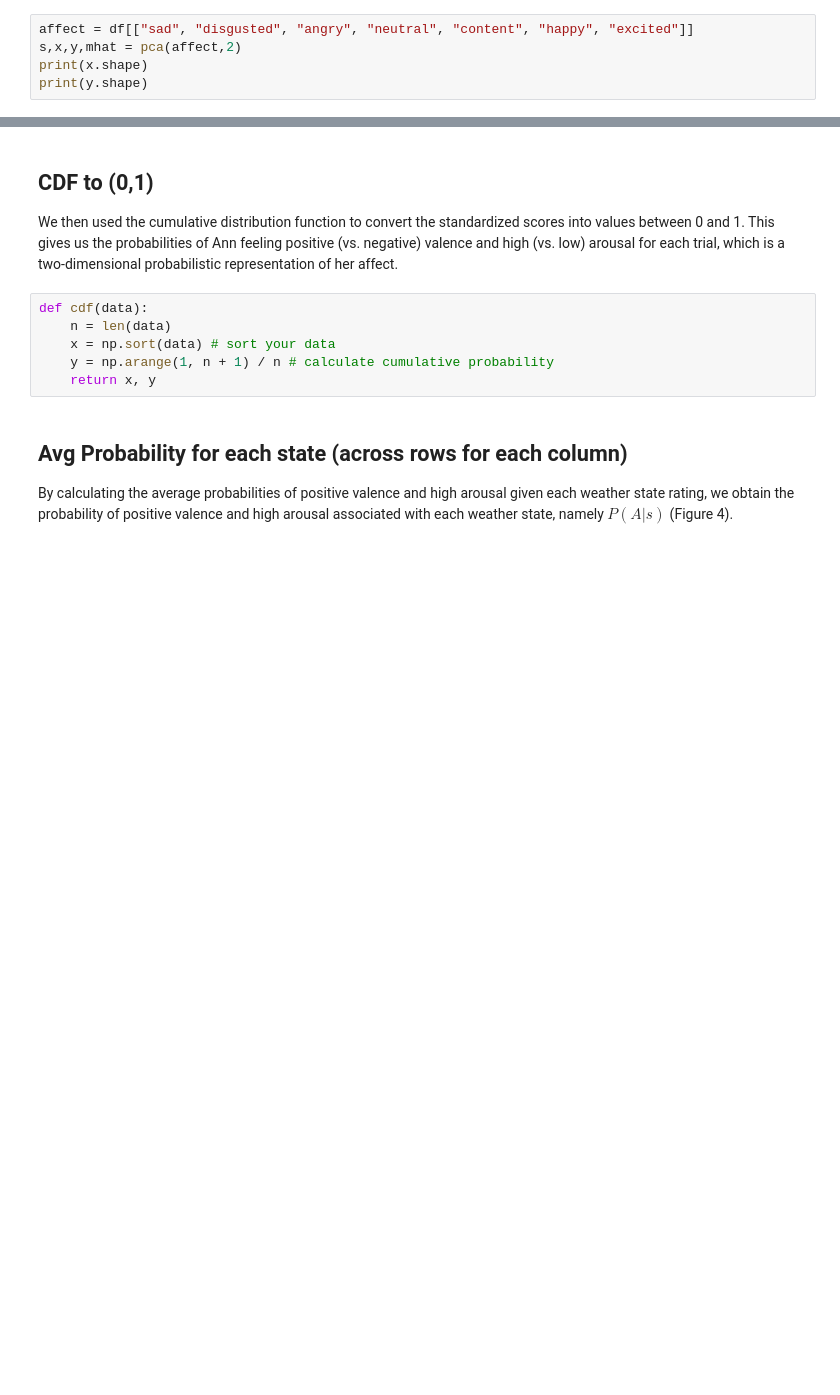
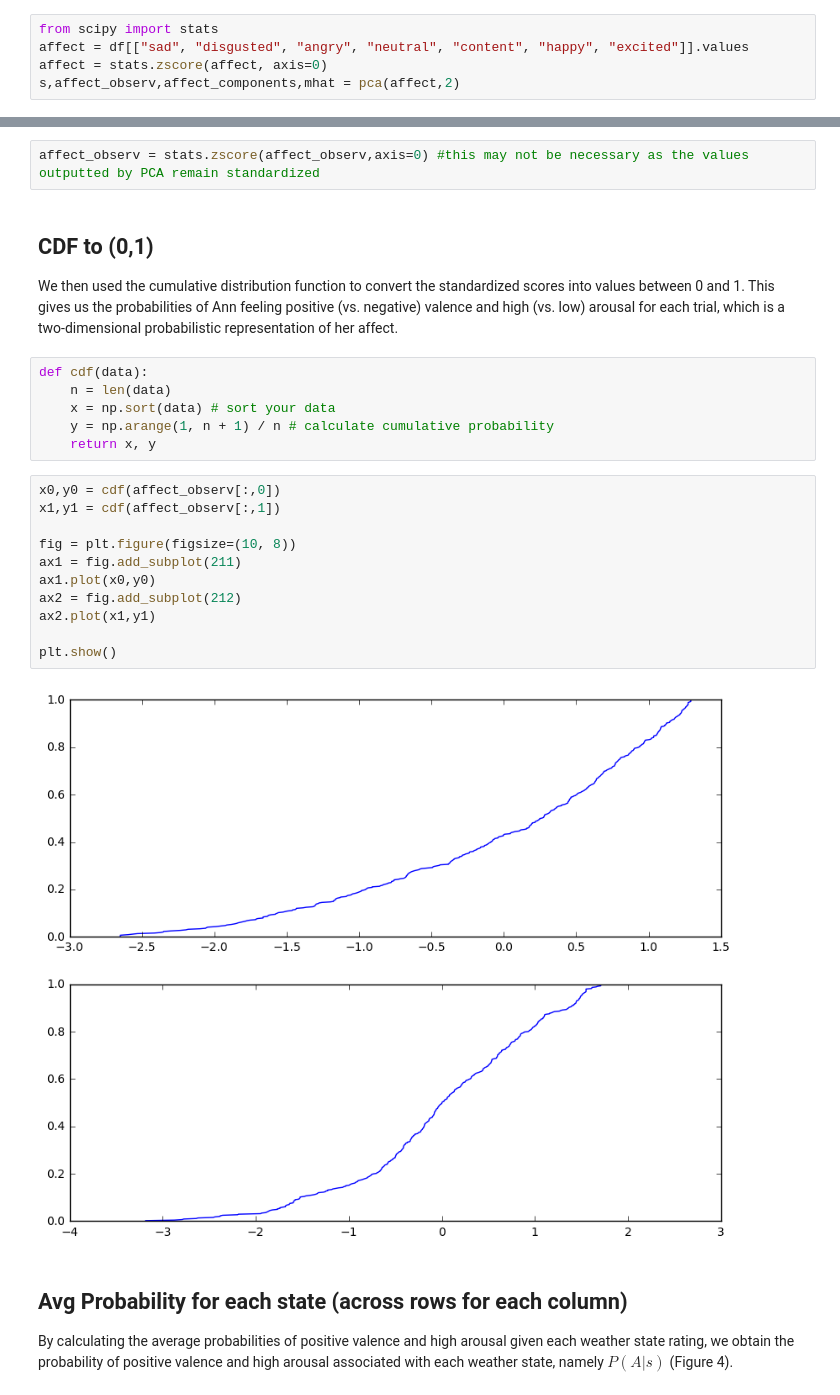
Before and after one commit to BCMarquez/RSA-NN, a Jupyter notebook: irony/irony/Experiment 1.ipynb, the cells around one changed output, grey strips where cells are left out. Cells and saved outputs as stored; diff of their text form; blank space fills up the shorter version.

```diff
--- a/irony/irony/Experiment 1.ipynb
+++ b/irony/irony/Experiment 1.ipynb
@@ -80,7 +81,7 @@ def pca(m, k):
     mhat=np.dot(x, y)
     return s, x, y, mhat
 # %%
-affect = df[["sad", "disgusted", "angry", "neutral", "content", "happy", "excited"]]
-s,x,y,mhat = pca(affect,2)
-print(x.shape)
-print(y.shape)
+from scipy import stats
+affect = df[["sad", "disgusted", "angry", "neutral", "content", "happy", "excited"]].values
+affect = stats.zscore(affect, axis=0)
+s,affect_observ,affect_components,mhat = pca(affect,2)
@@ -92,6 +90,8 @@ We found that the first two principal components corresponded to the dimensions
 # %% [markdown]
 ## Zero Mean + STD Var
 To map these values onto probability space, we first standardized the scores on each dimension to have zero mean and unit variance.
+# %%
+affect_observ = stats.zscore(affect_observ,axis=0) #this may not be necessary as the values outputted by PCA remain standardized
 # %% [markdown]
 ## CDF to (0,1)
 We then used the cumulative distribution function to convert the standardized scores into values between 0 and 1. This gives us the probabilities of Ann feeling positive (vs. negative) valence and high (vs. low) arousal for each trial, which is a two-dimensional probabilistic representation of her affect.
@@ -101,6 +101,19 @@ def cdf(data):
     x = np.sort(data) # sort your data
     y = np.arange(1, n + 1) / n # calculate cumulative probability
     return x, y
+# %%
+x0,y0 = cdf(affect_observ[:,0])
+x1,y1 = cdf(affect_observ[:,1])
+
+fig = plt.figure(figsize=(10, 8))
+ax1 = fig.add_subplot(211)
+ax1.plot(x0,y0)
+ax2 = fig.add_subplot(212)
+ax2.plot(x1,y1)
+
+plt.show()
+# %% [output]
+[figure, added]
 # %% [markdown]
 ## Avg Probability for each state (across rows for each column)
 By calculating the average probabilities of positive valence and high arousal given each weather state rating, we obtain the probability of positive valence and high arousal associated with each weather state, namely $P(A|s)$ (Figure 4).
```
Also changed, not shown: parts of 2 cells of this notebook.
